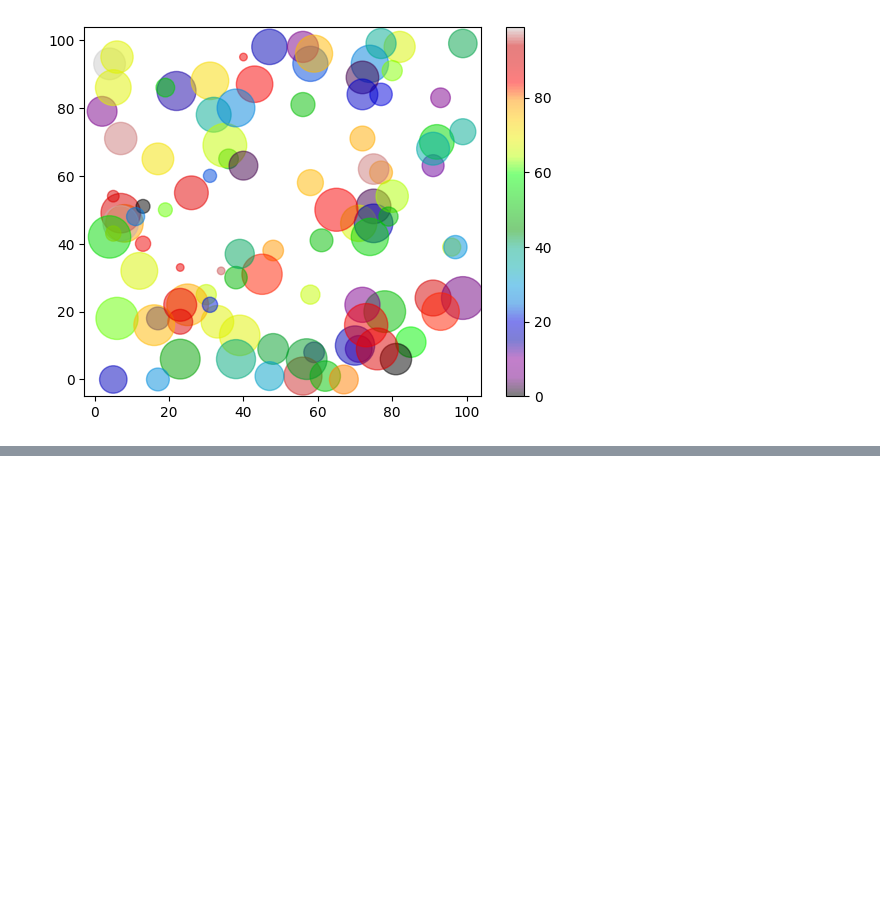
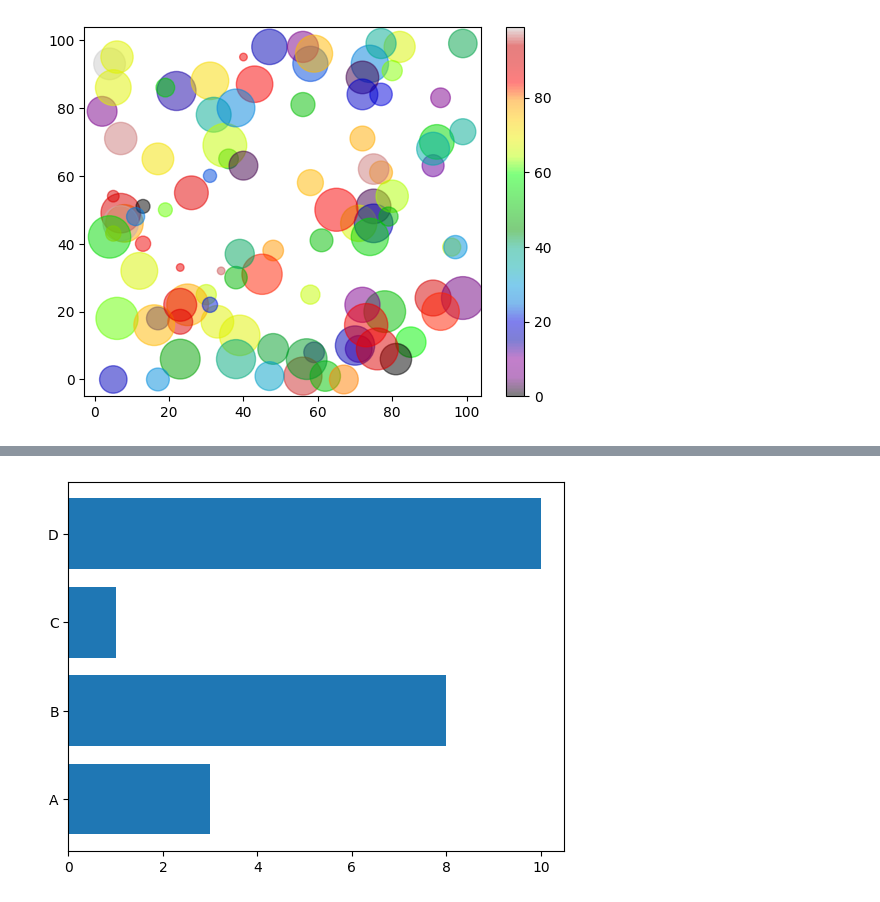
Before and after one commit to kofi-teddy/fluent-python, a Jupyter notebook: ml-matplotlib.ipynb, the cells around one changed output, grey strips where cells are left out. Cells and saved outputs as stored; diff of their text form; code cells hidden in the pictures; blank space fills up the shorter version.

```diff
--- a/ml-matplotlib.ipynb
+++ b/ml-matplotlib.ipynb
@@ -816,0 +844,16 @@ plt.show()
+# %%
+# Horizontal Bars
+# If you want the bars to be displayed horizontally instead of
+# vertically, use the barh() function:
+
+# Draw 4 horizontal bars:
+import matplotlib.pyplot as plt
+import numpy as np
+
+x = np.array(["A", "B", "C", "D"])
+y = np.array([3, 8, 1, 10])
+
+plt.barh(x, y)
+plt.show()
+# %% [output]
+[figure, added]
```
Also changed, not shown: parts of 7 cells of this notebook.
